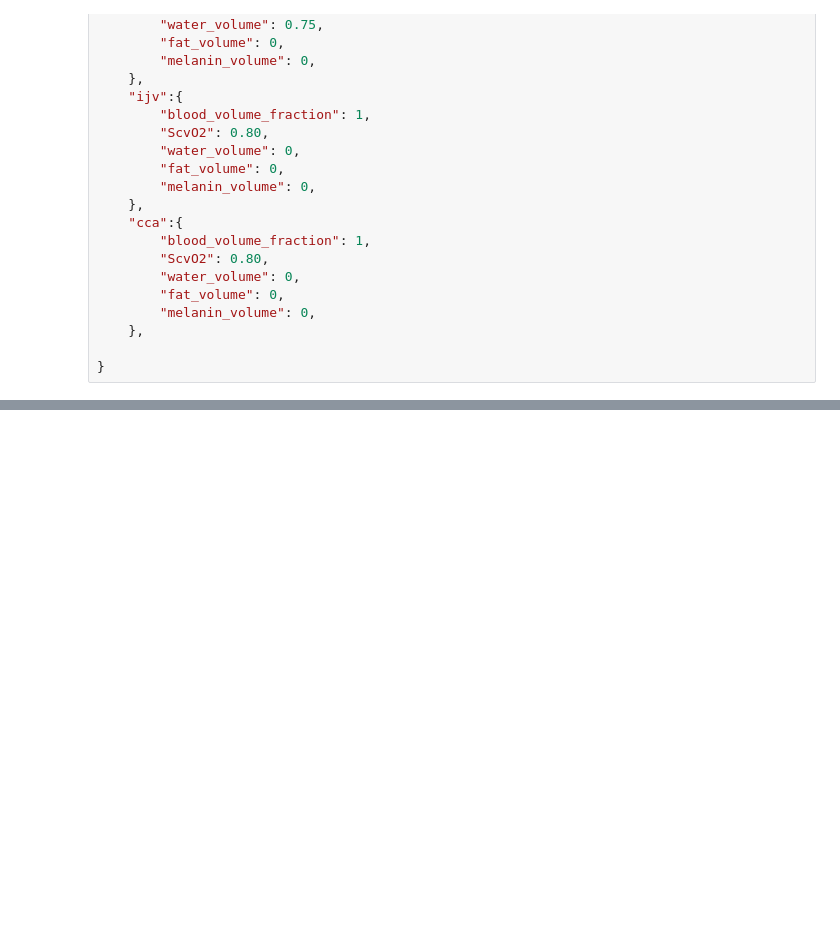
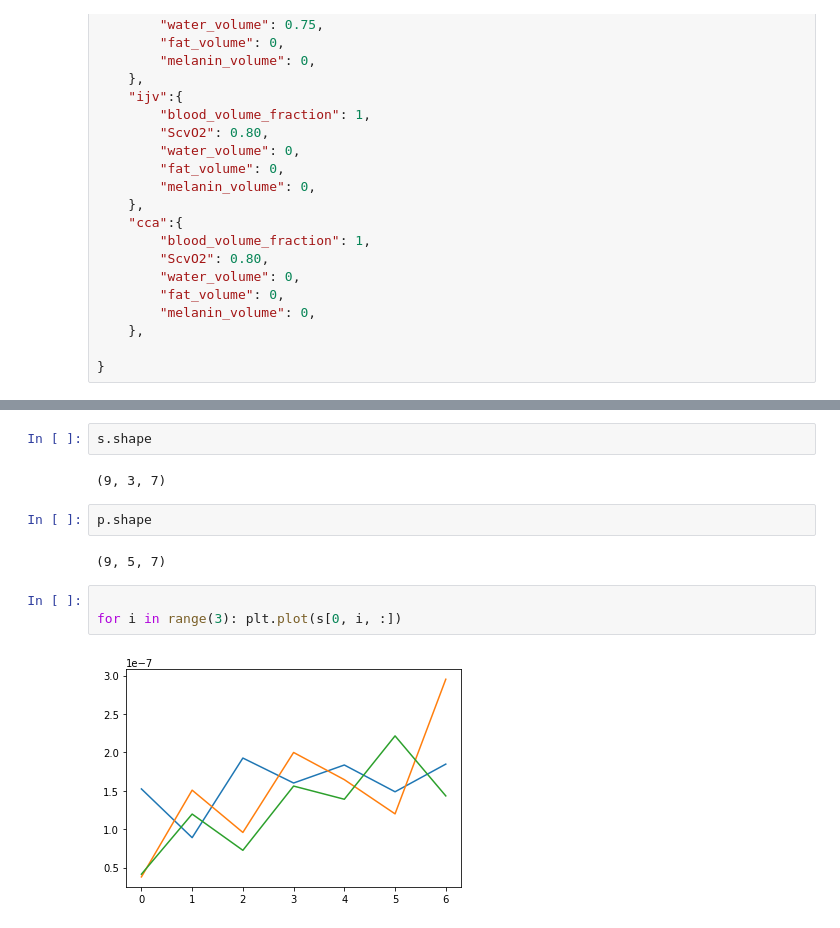
Before and after one commit to ToastCheng/ijv, a Jupyter notebook: n_revise_wmc.ipynb, the cells around one changed output, grey strips where cells are left out. Cells and saved outputs as stored; diff of their text form; blank space fills up the shorter version.

```diff
--- a/n_revise_wmc.ipynb
+++ b/n_revise_wmc.ipynb
@@ -75,0 +92,13 @@ KeyboardInterrupt:
+# %%
+s.shape
+# %% [output]
+(9, 3, 7)
+# %%
+p.shape
+# %% [output]
+(9, 5, 7)
+# %%
+
+for i in range(3): plt.plot(s[0, i, :])
+# %% [output]
+[figure, added]
```
Also changed, not shown: parts of 6 cells of this notebook, 3 other files.
